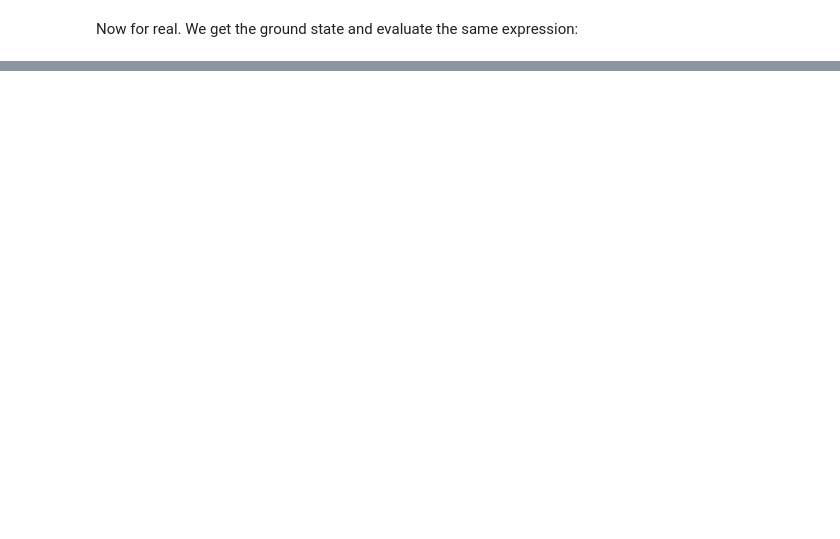
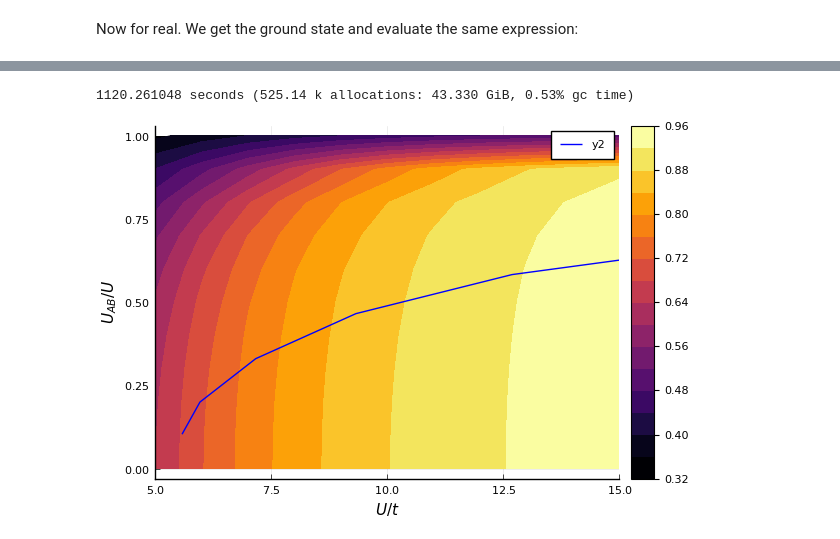
Before and after one commit to dehond/two-component-bh-model, a Jupyter notebook: two-component BH ground state.ipynb, the cells around one changed output, grey strips where cells are left out. Saved outputs shown, nothing was run; the diff lists cells and outputs as text; code cells hidden in the pictures; blank space fills up the shorter version.

```diff
--- a/two-component BH ground state.ipynb
+++ b/two-component BH ground state.ipynb
@@ -120,0 +130,17 @@ close(io)
+# %%
+uRatios = [0:0.1:1;]
+dimlessUs = [5:1:15;]
+
+X = repeat(reshape(dimlessUs, 1, :), length(uRatios), 1)
+Y = repeat(uRatios, 1, length(dimlessUs))
+@time spdfs = map(getSPDF2, Y, X);
+# %% [output]
+1120.261048 seconds (525.14 k allocations: 43.330 GiB, 0.53% gc time)
+# %%
+contour(X, Y, spdfs, fill = true)
+plot!(dimlessUs2, uRatios, c = :blue)
+xlims!(5, 15)
+xlabel!(L"$U/t$")
+ylabel!(L"$U_{AB}/U$")
+# %% [output]
+[figure, added]
```
Also changed, not shown: parts of 9 cells of this notebook, 2 other files.
